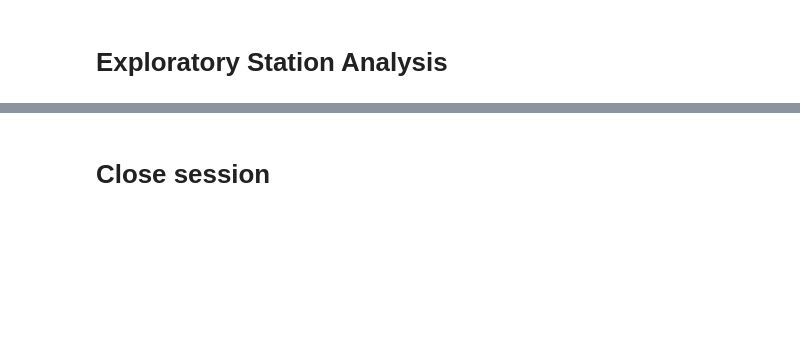
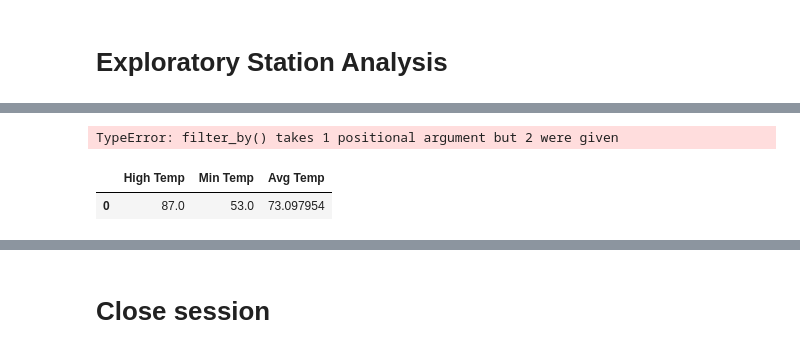
Before and after one commit to jhurley684/10_sqlalchemy-challenge, a Jupyter notebook: Instructions/climate_starter.ipynb, the cells around one changed output, grey strips where cells are left out. Cells and saved outputs as stored; diff of their text form; code cells hidden in the pictures; blank space fills up the shorter version.

Commit message:
Finished without Bonus with some errors

```diff
--- a/Instructions/climate_starter.ipynb
+++ b/Instructions/climate_starter.ipynb
@@ -134,3 +151,17 @@ prcp2_df.describe(include='all')
 # %%
-# Using the most active station id from the previous query, calculate the lowest, highest, and average temperature.
+# Using the most active station, calculate the lowest, highest, and average temperature
+station1 = session.query(Measurement).filter_by(station == 'USC00519281').all()
+print(station1)
+# %% [output]
+TypeError: filter_by() takes 1 positional argument but 2 were given
+# %%
+qry = session.query (func.max(Measurement.tobs).label("High Temp"),
+                    func.min(Measurement.tobs).label("Min Temp"),
+                    func.avg(Measurement.tobs).label("Avg Temp"),
+                    )
+df = pd.DataFrame(qry, columns = ["High Temp", "Min Temp", "Avg Temp"])
+df
+# %% [output]
+|  | High Temp | Min Temp | Avg Temp |
+| 0 | 87.0 | 53.0 | 73.097954 |
 # %%
```
Also changed, not shown: parts of 5 cells of this notebook.
